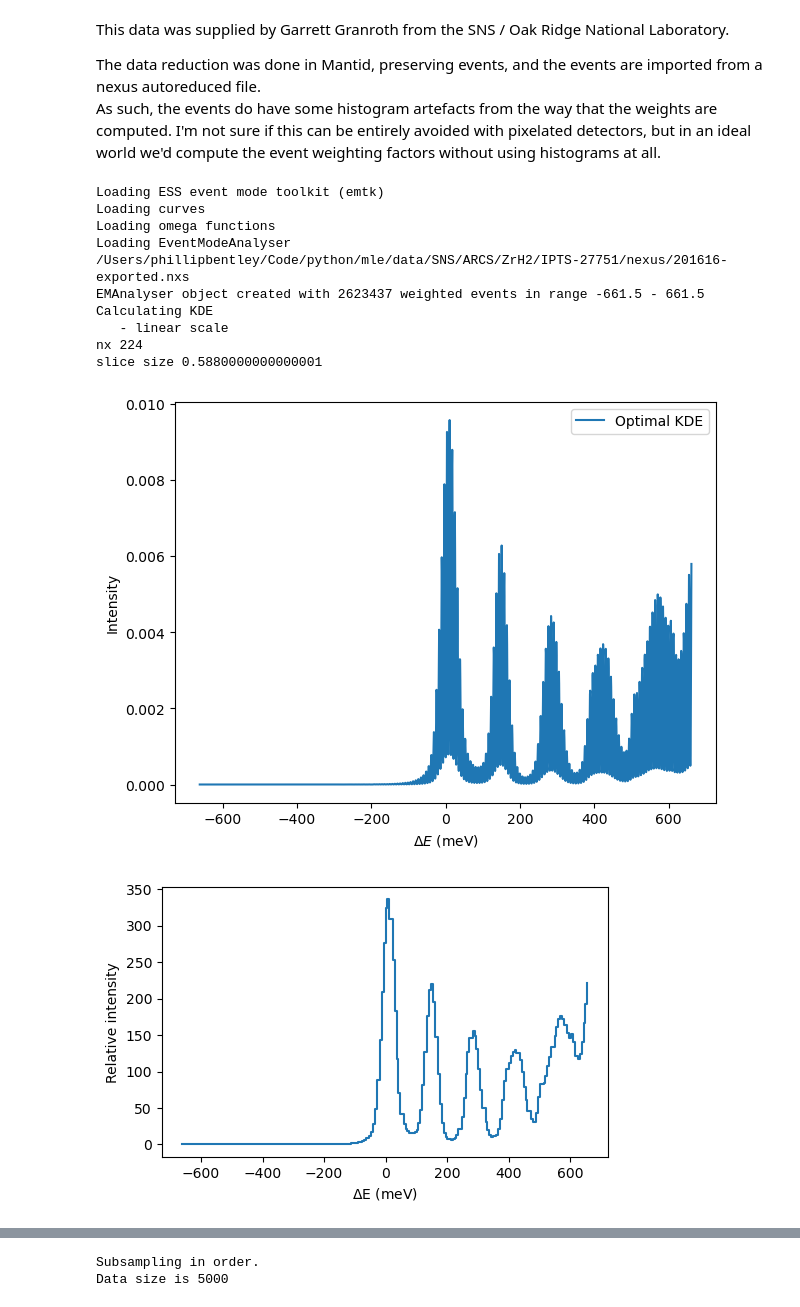
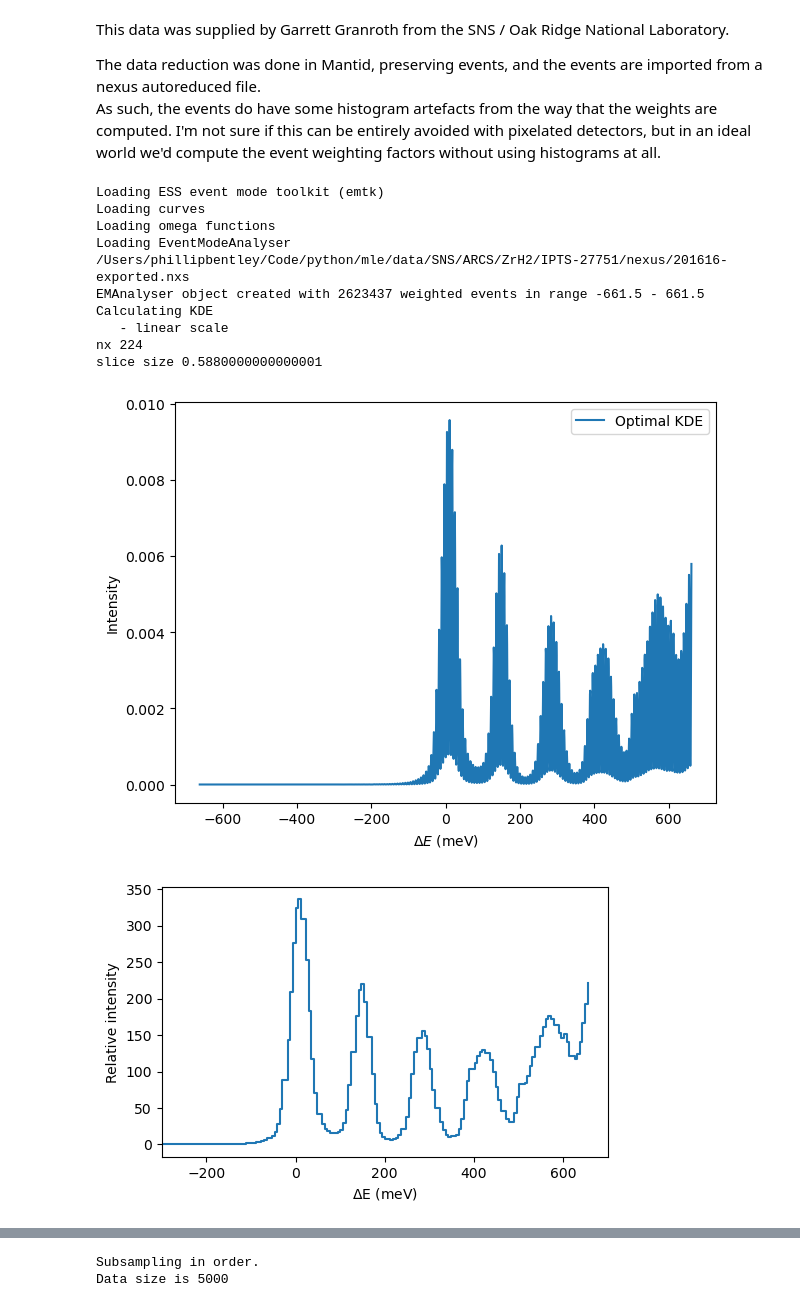
Before and after one commit to localoptimum/emtk, a Jupyter notebook: ARCStest.ipynb, the cells around one changed output, grey strips where cells are left out. Drawn from its saved outputs; the diff is of its cells as text; code cells hidden in the pictures.

```diff
--- a/ARCStest.ipynb
+++ b/ARCStest.ipynb
@@ -167,34 +167,35 @@ ema1.plot_kde(log=False, loglog=False, xlabel='$\Delta E$ (meV)')
 
 # Manually replot and save histo figure for a paper
 bn=ema1.optimal_n_bins()
 hst = np.histogram(ema1.data, bins=bn, weights=ema1.weights)
 hx=hst[1]
 hy=hst[0]
 # wipe over zero value artefacts
 zind = np.where(hy==0.0)
 for i in range(0, hx.size):
     if i > 0 and np.isin(i, zind):
         hy[i] = hy[i-1]
 hx = hx[:-1]
 fig,ax=plt.subplots()
 ax.step(hx, hy, where='post')
 plt.xlabel('$\Delta$E (meV)')
 plt.ylabel('Relative intensity')
+plt.xlim(-300,700)
 plt.savefig('arcsFigs/arcs_data_histo.png', dpi=600, bbox_inches='tight')
 plt.show()
 # %% [output]
 Loading ESS event mode toolkit (emtk)
 Loading curves
 Loading omega functions
 Loading EventModeAnalyser
 /Users/phillipbentley/Code/python/mle/data/SNS/ARCS/ZrH2/IPTS-27751/nexus/201616-exported.nxs
 EMAnalyser object created with 2623437 weighted events in range -661.5 - 661.5
 Calculating KDE
    - linear scale
 nx 224
 slice size 0.5880000000000001
 [figure]
-[figure, old version]
+[figure, new version]
 # %%
 def big_lse_pdf(x, amplitude, elmu, mu1, mu2, mu3, mu4, mubg1, mubg2, elsigma, s1, s2, s3, s4, sbg1, sbg2, m1, m2, m3, m4, mbg1, mbg2):
 
```
Also changed, not shown: parts of 5 cells of this notebook.
